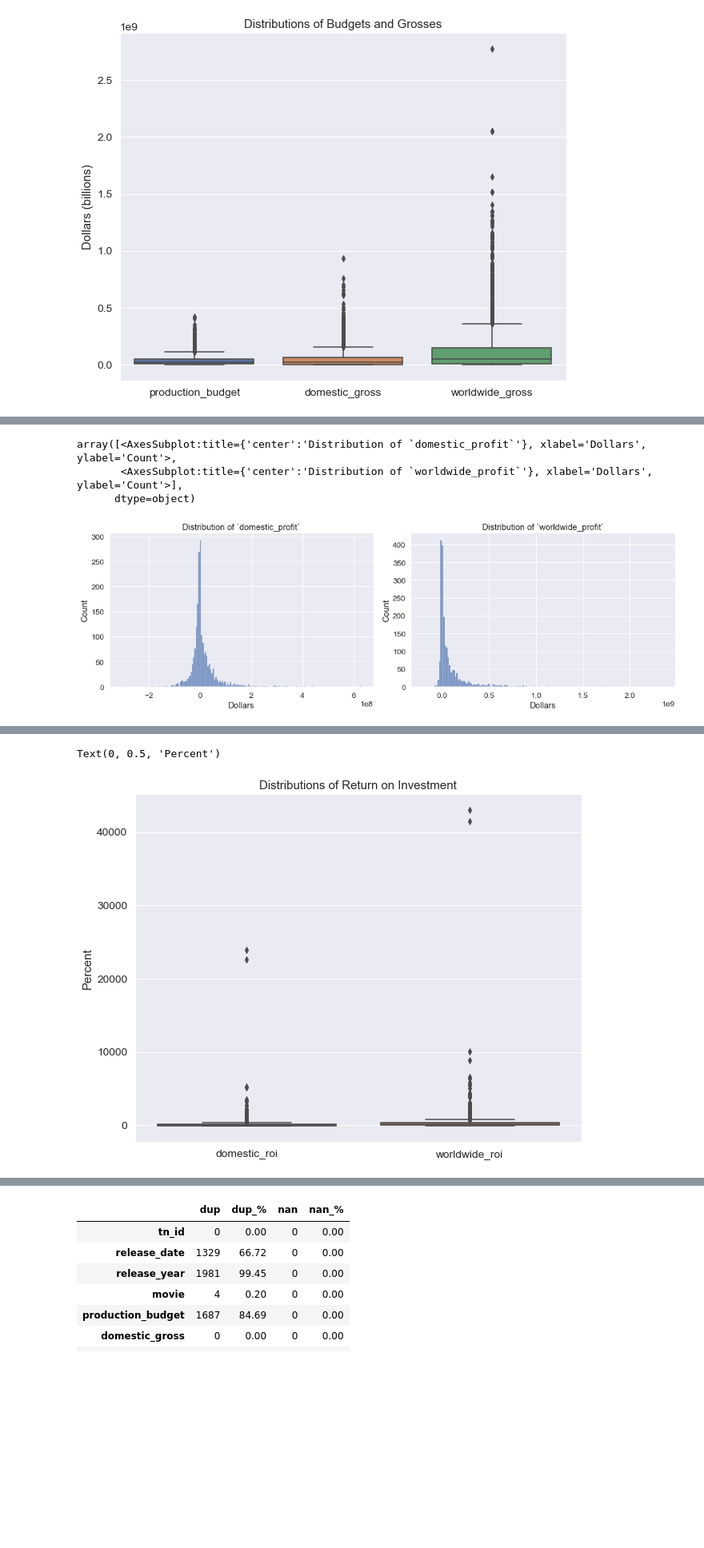
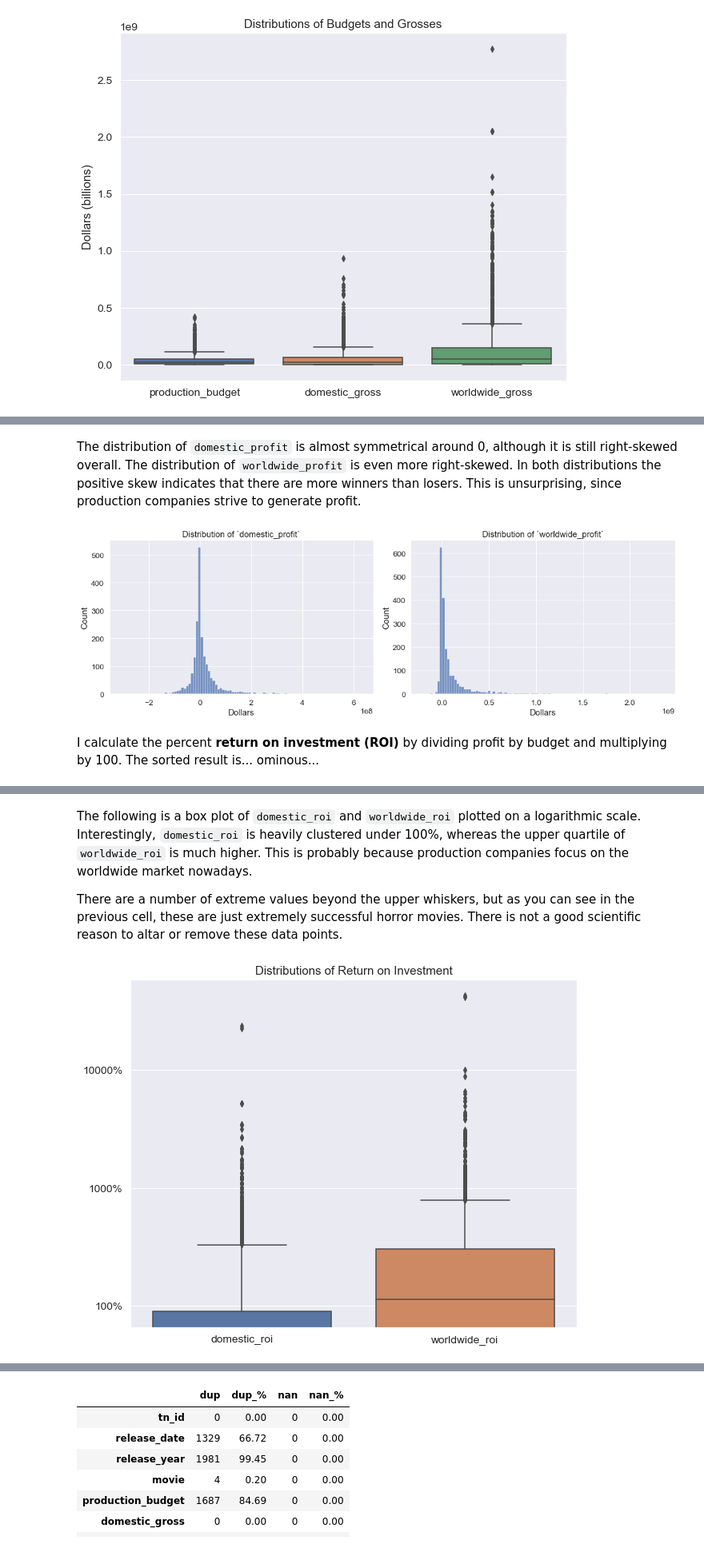
Before and after one commit to ndgigliotti/dsc-phase-1-project, a Jupyter notebook: genres.ipynb, the cells around one changed output, grey strips where cells are left out. Shown at 80% size. Cells and saved outputs as stored; diff of their text form; code cells hidden in the pictures; blank space fills up the shorter version.

```diff
--- a/genres.ipynb
+++ b/genres.ipynb
@@ -182,14 +219,15 @@ tn.sort_values('worldwide_profit', ascending=False).head()
 | 5 | 6 | 2015-12-18 | 2015 | Star Wars Ep. VII: The Force Awakens | 306,000,000.00 | 936,662,225.00 | 2,053,311,220.00 | ... |
 | 33 | 34 | 2015-06-12 | 2015 | Jurassic World | 215,000,000.00 | 652,270,625.00 | 1,648,854,864.00 | ... |
 | 66 | 67 | 2015-04-03 | 2015 | Furious 7 | 190,000,000.00 | 353,007,020.00 | 1,518,722,794.00 | ... |
+# %% [markdown]
+The distribution of `domestic_profit` is almost symmetrical around 0, although it is still right-skewed overall. The distribution of `worldwide_profit` is even more right-skewed. In both distributions the positive skew indicates that there are more winners than losers. This is unsurprising, since production companies strive to generate profit.
 # %%
-plotting.multi_hist(
-    tn, include=['domestic_profit', 'worldwide_profit'], xlabel='Dollars')
+ax = plotting.multi_hist(tn, include=['domestic_profit', 'worldwide_profit'],
+                            xlabel='Dollars', bins=100)
 # %% [output]
-array([<AxesSubplot:title={'center':'Distribution of `domestic_profit`'}, xlabel='Dollars', ylabel='Count'>,
-       <AxesSubplot:title={'center':'Distribution of `worldwide_profit`'}, xlabel='Dollars', ylabel='Count'>],
-      dtype=object)
-[figure, old version]
+[figure, new version]
+# %% [markdown]
+I calculate the percent **return on investment (ROI)** by dividing profit by budget and multiplying by 100. The sorted result is... ominous...
 # %%
 tn['worldwide_roi'] = tn.eval('(worldwide_profit / production_budget) * 100')
 tn['domestic_roi'] = tn.eval('(domestic_profit / production_budget) * 100')
@@ -202,11 +240,16 @@ tn.sort_values('worldwide_roi', ascending=False).head()
 | 5211 | 5212 | 2012-01-06 | 2012 | The Devil Inside | 1,000,000.00 | 53,262,945.00 | 101,759,490.00 | ... |
 | 5459 | 5460 | 2009-04-23 | 2009 | Home | 500,000.00 | 15,433.00 | 44,793,168.00 | ... |
 | 5062 | 5063 | 2011-04-01 | 2011 | Insidious | 1,500,000.00 | 54,009,150.00 | 99,870,886.00 | ... |
+# %% [markdown]
+The following is a box plot of `domestic_roi` and `worldwide_roi` plotted on a logarithmic scale. Interestingly, `domestic_roi` is heavily clustered under 100%, whereas the upper quartile of `worldwide_roi` is much higher. This is probably because production companies focus on the worldwide market nowadays.
+
+There are a number of extreme values beyond the upper whiskers, but as you can see in the previous cell, these are just extremely successful horror movies. There is not a good scientific reason to altar or remove these data points.
 # %%
 fix, ax = plt.subplots(figsize=(10,8))
 ax = sns.boxplot(data=tn[['domestic_roi', 'worldwide_roi']], ax=ax)
 ax.set_title('Distributions of Return on Investment')
-ax.set_ylabel('Percent')
+ax.set_ylabel(None)
+ax.set_yscale('log')
+ax.yaxis.set_major_formatter(ticker.PercentFormatter())
 # %% [output]
-Text(0, 0.5, 'Percent')
-[figure, old version]
+[figure, new version]
```
Also changed, not shown: parts of 15 cells of this notebook, 2 other files.
